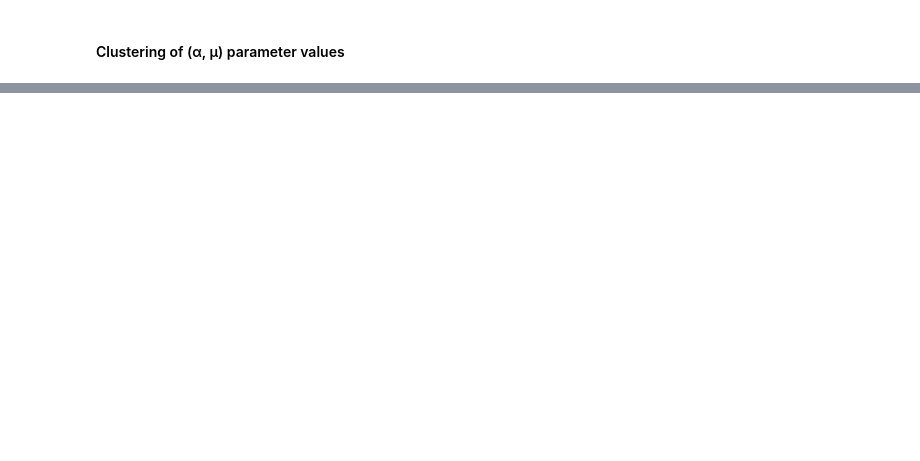
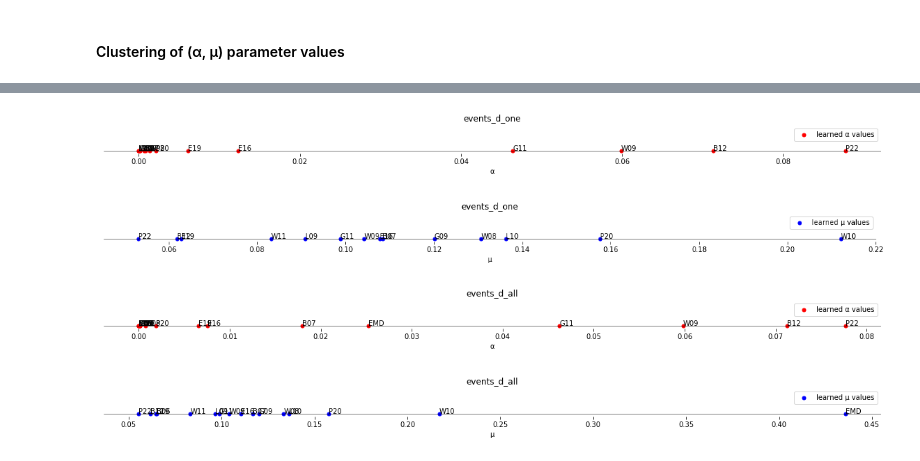
Before and after one commit to agnikumar/hawkes-health, a Jupyter notebook: EM.ipynb, the cells around one changed output, grey strips where cells are left out. Cells and saved outputs as stored; diff of their text form; code cells hidden in the pictures; blank space fills up the shorter version.

```diff
--- a/EM.ipynb
+++ b/EM.ipynb
@@ -629,0 +731,9 @@ for i in range(len(df_names_list)):
+# %%
+# Mapping, with frequency
+print('Mapping (one), with frequency')
+mapping_one_freq = events_units_counts_selected.groupby(['unit', 'frequency']).size().reset_index(name='freq')[['unit', 'frequency']]
+print(mapping_one)
+
+print('Mapping (all), with frequency')
+mapping_all_freq = events_units_counts_selected_all.groupby(['unit', 'frequency']).size().reset_index(name='freq')[['unit', 'frequency']]
+print(mapping_all)
@@ -629,0 +896,55 @@ for i in range(len(df_names_list)):
+# %%
+def generate_density_plots_labels(df_name, alpha_i, mu_i, labels_list):
+    # alpha
+    fig0 = plt.figure(facecolor='white')
+    ax0 = plt.axes(frameon=False)
+    ax0.get_xaxis().tick_bottom()
+    ax0.axes.get_yaxis().set_visible(False)
+    x = alpha_i
+    y = [0.5]*len(x)
+    ax0.plot(x, y, 'r.', markersize=10, label='learned α values')
+    fig0.set_size_inches(20, 0.75)
+    plt.xlabel("α")
+    plt.legend(loc='best')
+    xmin, xmax = ax0.get_xaxis().get_view_interval()
+    ymin, ymax = ax0.get_yaxis().get_view_interval()
+    ax0.axes.set_ylim([-1, 15])
+    ax0.add_artist(Line2D((xmin, xmax), (ymin, ymin), color='black', linewidth=0.5))
+    plt.title(df_name)
+
+    # Adding unit labels to points
+    for i, txt in enumerate(labels_list):
+        plt.annotate(txt, (x[i], y[i]))
+
+    plt.show()
+
+    # mu
+    fig0 = plt.figure(facecolor='white')
+    ax0 = plt.axes(frameon=False)
+    ax0.get_xaxis().tick_bottom()
+    ax0.axes.get_yaxis().set_visible(False)
+    x = mu_i
+    y = [0.5]*len(x)
+    ax0.plot(x, y, 'b.', markersize=10, label='learned μ values')
+    fig0.set_size_inches(20, 0.75)
+    plt.xlabel("μ")
+    plt.legend(loc='best')
+    xmin, xmax = ax0.get_xaxis().get_view_interval()
+    ymin, ymax = ax0.get_yaxis().get_view_interval()
+    ax0.axes.set_ylim([-1, 15])
+    ax0.add_artist(Line2D((xmin, xmax), (ymin, ymin), color='black', linewidth=0.5))
+    plt.title(df_name)
+
+    # Adding unit labels to points
+    for i, txt in enumerate(labels_list):
+        plt.annotate(txt, (x[i], y[i]))
+
+    plt.show()
+
+generate_density_plots_labels('events_d_one', alpha_learned_list_uni[0], mu_learned_list_uni[0], labels_one)
+generate_density_plots_labels('events_d_all', alpha_learned_list_uni[1], mu_learned_list_uni[1], labels_all)
+# %% [output]
+[figure, added]
+[figure, added]
+[figure, added]
+[figure, added]
```
Also changed, not shown: parts of 26 cells of this notebook.
